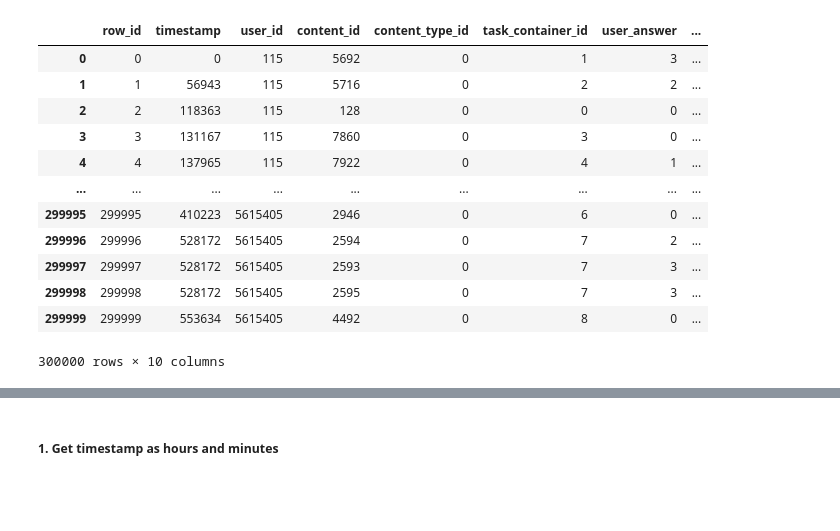
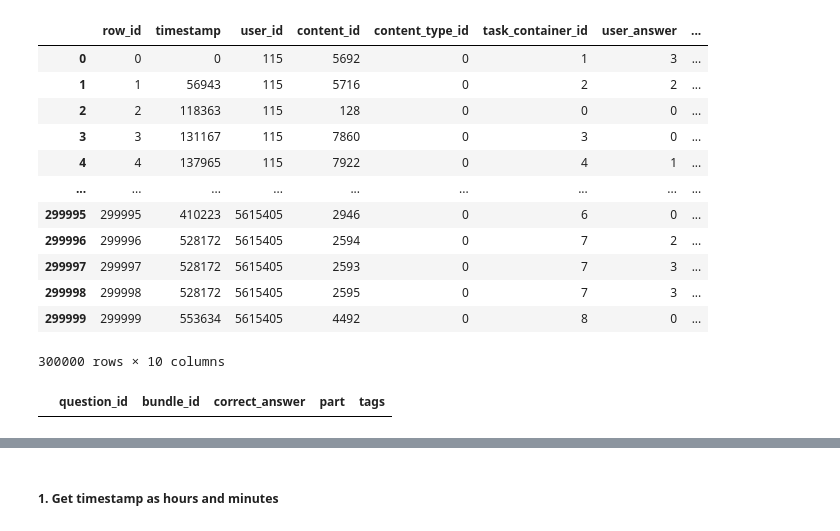
Before and after one commit to Joel-hanson/my-riiid-competition, a Jupyter notebook: original.ipynb, the cells around one changed output, grey strips where cells are left out. Cells and saved outputs as stored; diff of their text form; code cells hidden in the pictures; blank space fills up the shorter version.

```diff
--- a/original.ipynb
+++ b/original.ipynb
@@ -65,3 +69,8 @@ train_df
 | 299998 | 299998 | 528172 | 5615405 | 2595 | 0 | 7 | 3 | ... |
 | 299999 | 299999 | 553634 | 5615405 | 4492 | 0 | 8 | 0 | ... |
 300000 rows × 10 columns
+# %%
+questions_df[questions_df.tags.isna()] = questions_df[questions_df.tags.isna()].fillna("")
+questions_df[questions_df.tags.isna()]
+# %% [output]
+|  | question_id | bundle_id | correct_answer | part | tags |
```
Also changed, not shown: parts of 49 cells of this notebook.
